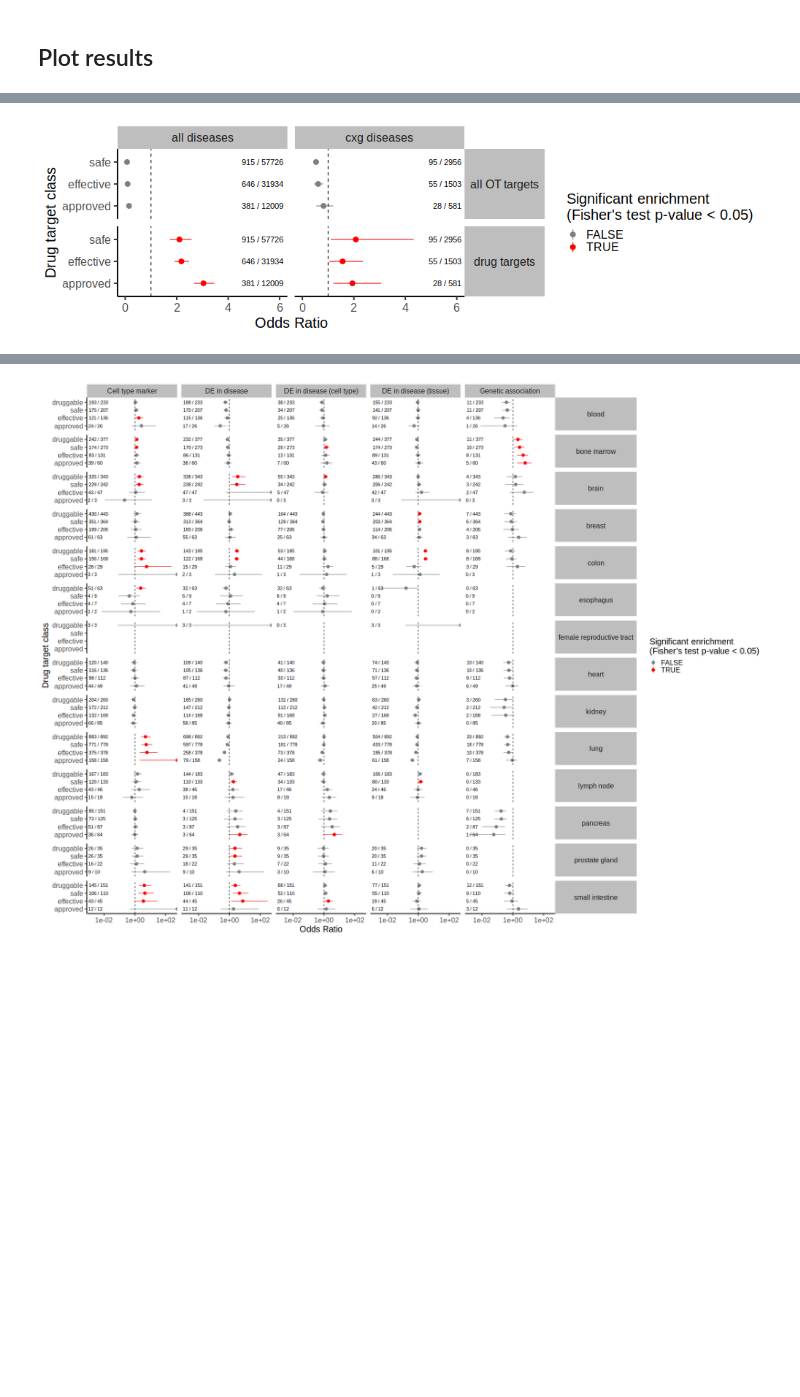
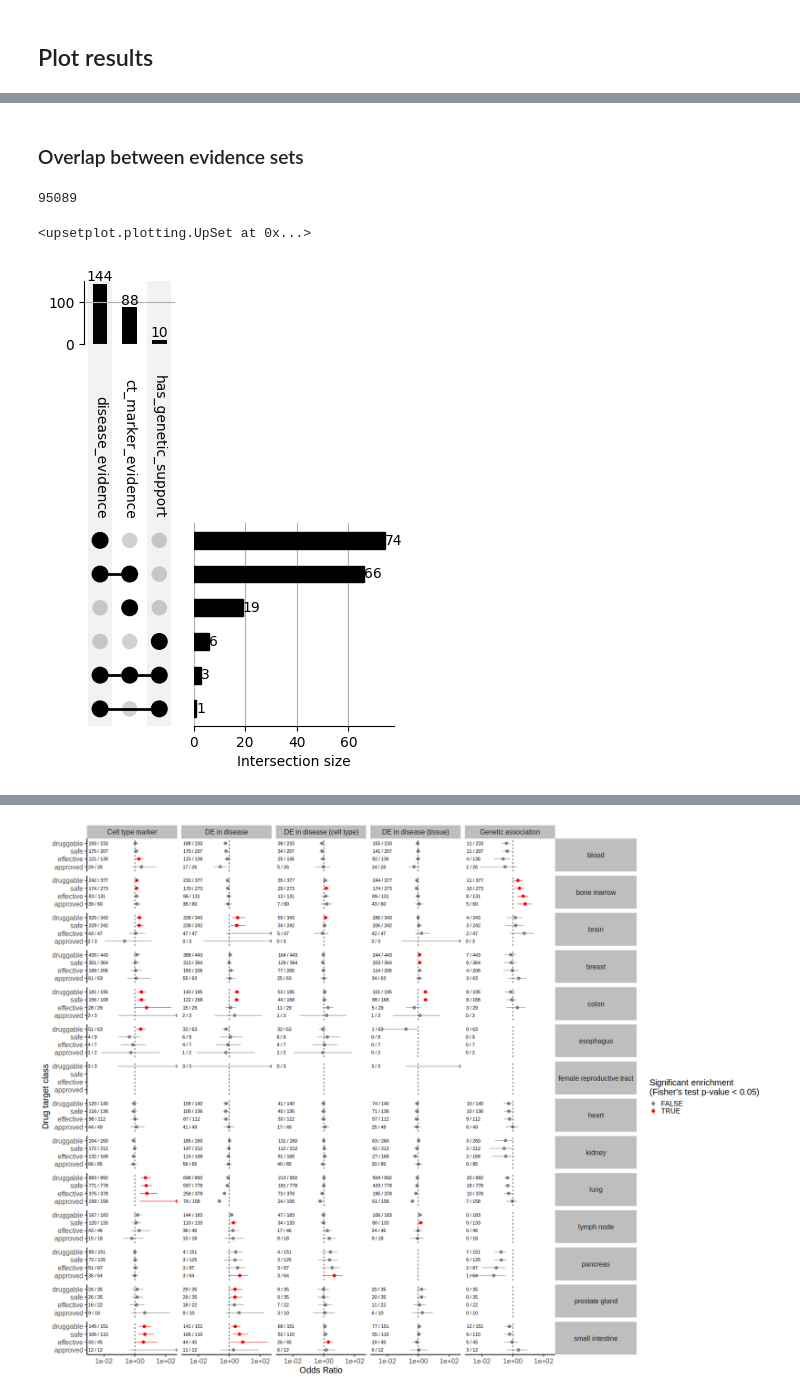
Before and after one commit to emdann/sc_target_evidence, a Jupyter notebook: analysis/OR_analysis.ipynb, the cells around one changed output, grey strips where cells are left out. Saved outputs shown, nothing was run; the diff lists cells and outputs as text; code cells hidden in the pictures; blank space fills up the shorter version.

```diff
--- a/OR_analysis.ipynb
+++ b/analysis/OR_analysis.ipynb
@@ -508,0 +292,9 @@ OT_targets_df
+# %%
+results_all_df = pd.DataFrame()
+
+for u_name, u_list in universe_dict.items():
+    for ot_ev in ['is_safe', 'is_effective', 'is_approved']:
+        for ev in ['disease_ct_evidence', 'ct_marker_evidence', 'disease_evidence','bulk_disease_evidence', 'has_genetic_support', 'any']:
+            or_df = association_utils.get_OR(targets_evidence_all, ev, ot_ev, gene_universe=u_list)
+            or_df['universe'] = u_name
+            results_all_df = pd.concat([results_all_df, or_df], axis=0)
@@ -529,14 +393,2 @@ facet_grid(sc_evidence~.,
-# %%
-%%R -i results_genetics_df -i results_genetics_drugs_df -w 1000 -h 300
-gen_df <- bind_rows(
-    filter(results_genetics_df, sc_evidence == 'has_genetic_support') %>% mutate(universe='all OT targets', , diseases='all diseases'),
-    filter(results_genetics_drugs_df, sc_evidence == 'has_genetic_support') %>% mutate(universe ='drug targets', , diseases='all diseases'),
-    filter(filter(results_all_df, ot_evidence!='is_druggable'), sc_evidence == 'has_genetic_support') %>% mutate(universe='all OT targets', diseases='cxg diseases'),
-    filter(results_all_drugs_df, sc_evidence == 'has_genetic_support') %>% mutate(universe='drug targets', diseases='cxg diseases')
-    )
-
-plot_OR(gen_df, text_position='right') +
-facet_grid(universe~diseases) +
-xlim(0,6)
-# %% [output]
-[figure, removed]
+# %% [markdown]
+### Overlap between evidence sets
@@ -542,0 +397,22 @@ xlim(0,6)
+# %%
+targets_evidence_all['target_disease'].nunique()
+# %% [output]
+95089
+# %%
+evidence_cols = ['ct_marker_evidence', 'disease_evidence', 'has_genetic_support']
+evidence_sets_dict = {}
+for ev in evidence_cols:
+    evidence_sets_dict[ev] = targets_evidence_all.target_disease[(targets_evidence_all[ev] == 1) & (targets_evidence_all.is_approved == 1)].tolist()
+
+evidence_upset = upsetplot.from_contents(evidence_sets_dict)
+
+upsetplot.UpSet(
+    evidence_upset,
+    orientation='vertical',
+    show_counts = '{:d}',
+    sort_categories_by='cardinality',
+    sort_by='cardinality'
+)
+# %% [output]
+<upsetplot.plotting.UpSet at 0x...>
+[figure, added]
```
Also changed, not shown: parts of 84 cells of this notebook, 17 other files.
